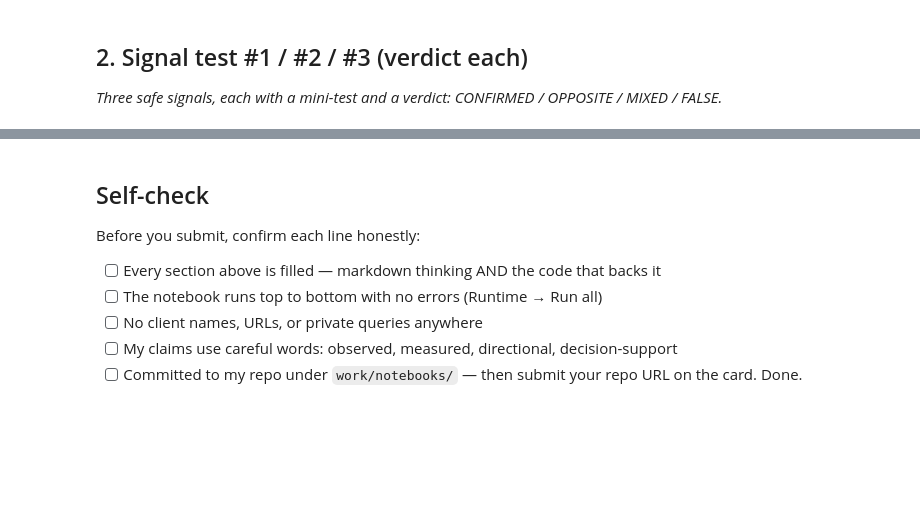
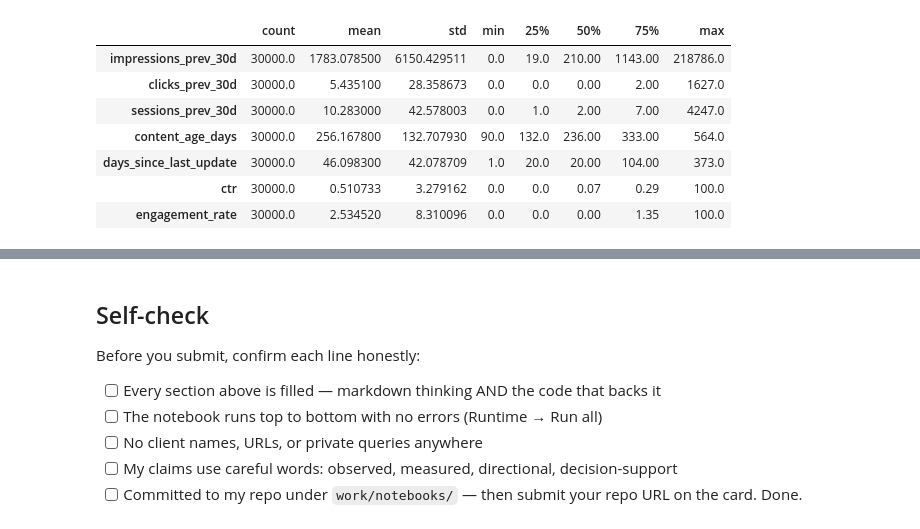
Before and after one commit to suha-2004/flyrank-ml-internship, a Jupyter notebook: work/notebooks/w04_signal_audit.ipynb, the cells around one changed output, grey strips where cells are left out. Drawn from its saved outputs; the diff is of its cells as text; code cells hidden in the pictures; blank space fills up the shorter version.

```diff
--- a/work/notebooks/w04_signal_audit.ipynb
+++ b/work/notebooks/w04_signal_audit.ipynb
@@ -12,0 +27,7 @@ This skeleton is yours to fill. Work the sections **in order** — each one has
+# %%
+import pandas as pd
+import numpy as np
+
+df = pd.read_csv("./data/raw/content_refresh_anonymized.csv")
+
+print("Dataset shape:", df.shape)
@@ -13,7 +43,28 @@ This skeleton is yours to fill. Work the sections **in order** — each one has
 # %%
 # This cell is for CODE (numbers, a query, a check).
 # Write your text answer in the cell ABOVE this one — typing sentences here breaks Run All.
+# Key numerical fields for the signal audit
+
+audit_cols = [
+    "impressions_prev_30d",
+    "clicks_prev_30d",
+    "sessions_prev_30d",
+    "content_age_days",
+    "days_since_last_update",
+    "ctr",
+    "engagement_rate"
+]
+
+# Summary statistics
+distribution_summary = df[audit_cols].describe().T
+
+distribution_summary
+# %% [output]
+|  | count | mean | std | min | 25% | 50% | 75% | max |
+| impressions_prev_30d | 30000.0 | 1783.078500 | 6150.429511 | 0.0 | 19.0 | 210.00 | 1143.00 | 218786.0 |
+| clicks_prev_30d | 30000.0 | 5.435100 | 28.358673 | 0.0 | 0.0 | 0.00 | 2.00 | 1627.0 |
+| sessions_prev_30d | 30000.0 | 10.283000 | 42.578003 | 0.0 | 1.0 | 2.00 | 7.00 | 4247.0 |
+| content_age_days | 30000.0 | 256.167800 | 132.707930 | 90.0 | 132.0 | 236.00 | 333.00 | 564.0 |
+| days_since_last_update | 30000.0 | 46.098300 | 42.078709 | 1.0 | 20.0 | 20.00 | 104.00 | 373.0 |
+| ctr | 30000.0 | 0.510733 | 3.279162 | 0.0 | 0.0 | 0.07 | 0.29 | 100.0 |
+| engagement_rate | 30000.0 | 2.534520 | 8.310096 | 0.0 | 0.0 | 0.00 | 1.35 | 100.0 |
-# %% [markdown]
-## 2. Signal test #1 / #2 / #3 (verdict each)
-
-*Three safe signals, each with a mini-test and a verdict: CONFIRMED / OPPOSITE / MIXED / FALSE.*
```
Also changed, not shown: parts of 17 cells of this notebook.
